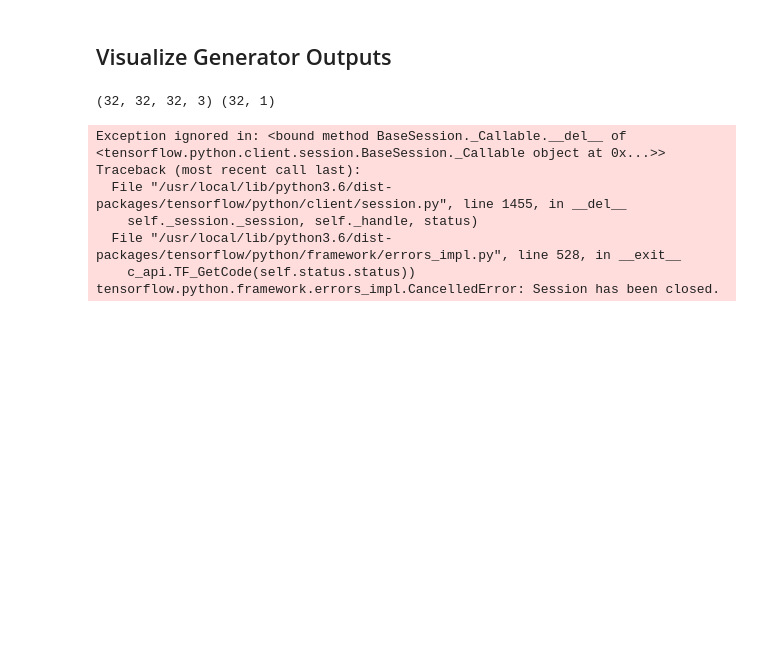
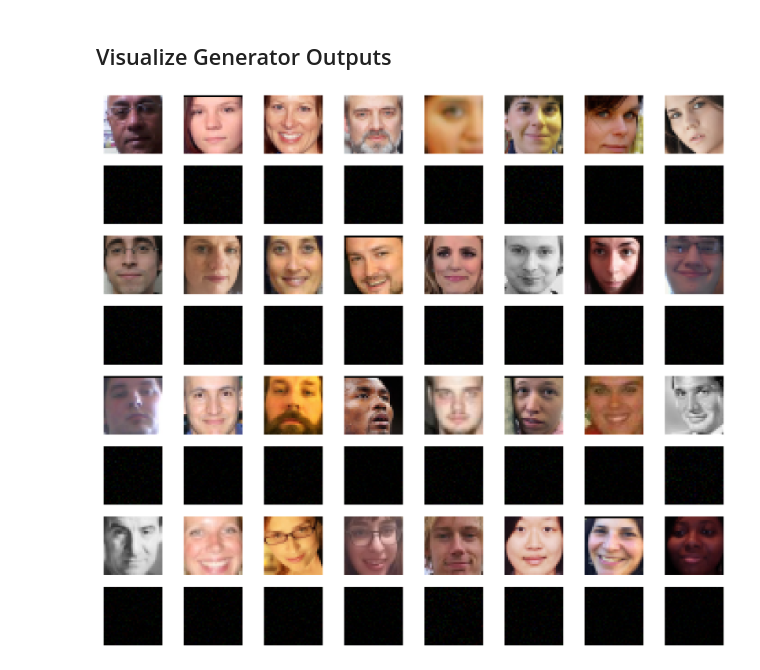
Before and after one commit to mustafa-qamaruddin/age-cgan, a Jupyter notebook: Age-CGAN V2.0.ipynb, the cells around one changed output. Cells and saved outputs as stored; diff of their text form; code cells hidden in the pictures; blank space fills up the shorter version.

```diff
--- a/Age-CGAN V2.0.ipynb
+++ b/Age-CGAN V2.0.ipynb
@@ -422,14 +417,27 @@ with tf.Session() as sess:
     c2 = tf.cast(row['age'], tf.float32).eval()
     x = tf.random.normal((sz, noise_len,)).eval()
     z_fake = generator.predict([c1, c2, x])
-
-print(z_fake.shape, row['img'].shape)
+    z_real = tf.reshape(tf.io.decode_raw(row['img'], tf.uint8), (-1, width, height, depth)).eval()
-# %% [output]
-(32, 32, 32, 3) (32, 1)
-Exception ignored in: <bound method BaseSession._Callable.__del__ of <tensorflow.python.client.session.BaseSession._Callable object at 0x...>>
-Traceback (most recent call last):
-  File "/usr/local/lib/python3.6/dist-packages/tensorflow/python/client/session.py", line 1455, in __del__
-    self._session._session, self._handle, status)
-  File "/usr/local/lib/python3.6/dist-packages/tensorflow/python/framework/errors_impl.py", line 528, in __exit__
-    c_api.TF_GetCode(self.status.status))
-tensorflow.python.framework.errors_impl.CancelledError: Session has been closed.
+# %%
+fig, axes = plt.subplots(8, 8, figsize=(40, 36))
+
+r_real = 0
+r_fake = 0
+for row, axe in enumerate(axes):
+    for col, cell in enumerate(axe):
+        if row % 2 == 0:
+            cell.imshow(z_real[r_real * 8 + col])
+        else:
+            cell.imshow(z_fake[r_fake * 8 + col])
+
+        cell.axis("off")
+
+    if row % 2 == 0:
+        r_real += 1
+    else:
+        r_fake += 1
+
+plt.axis("off")
+plt.show();
+# %% [output]
+[figure, added]
```
Also changed, not shown: parts of 6 cells of this notebook.
